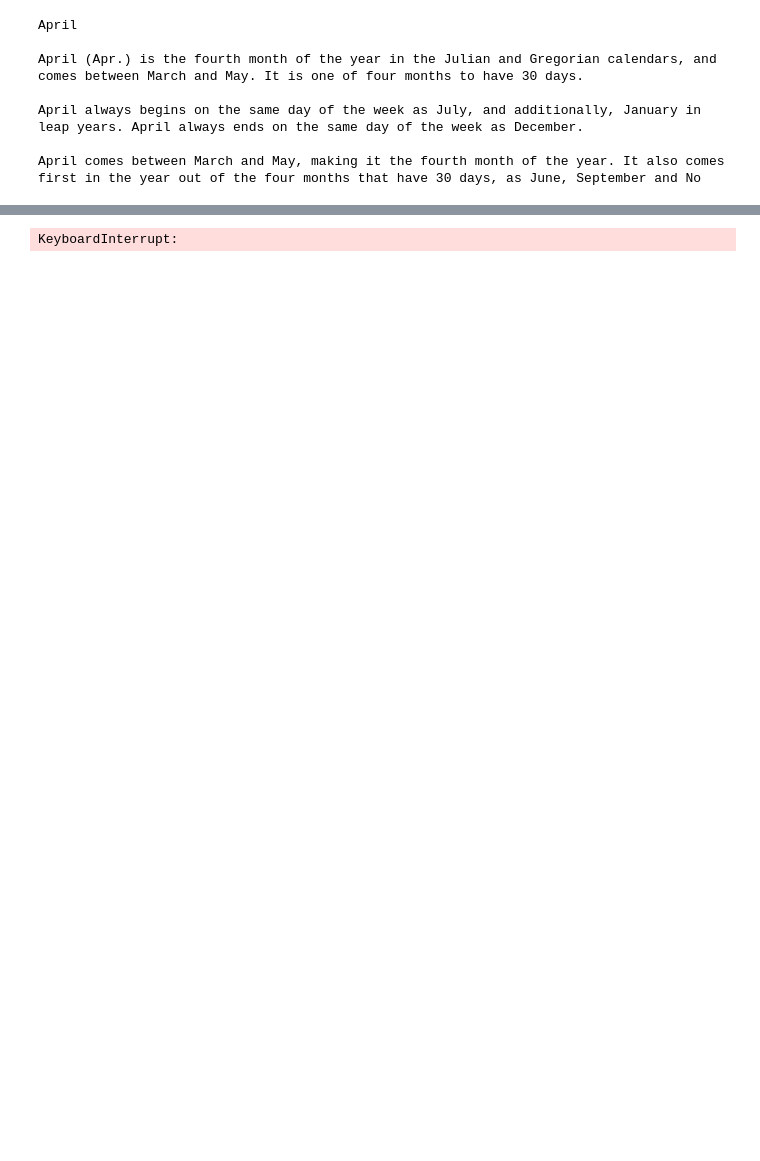
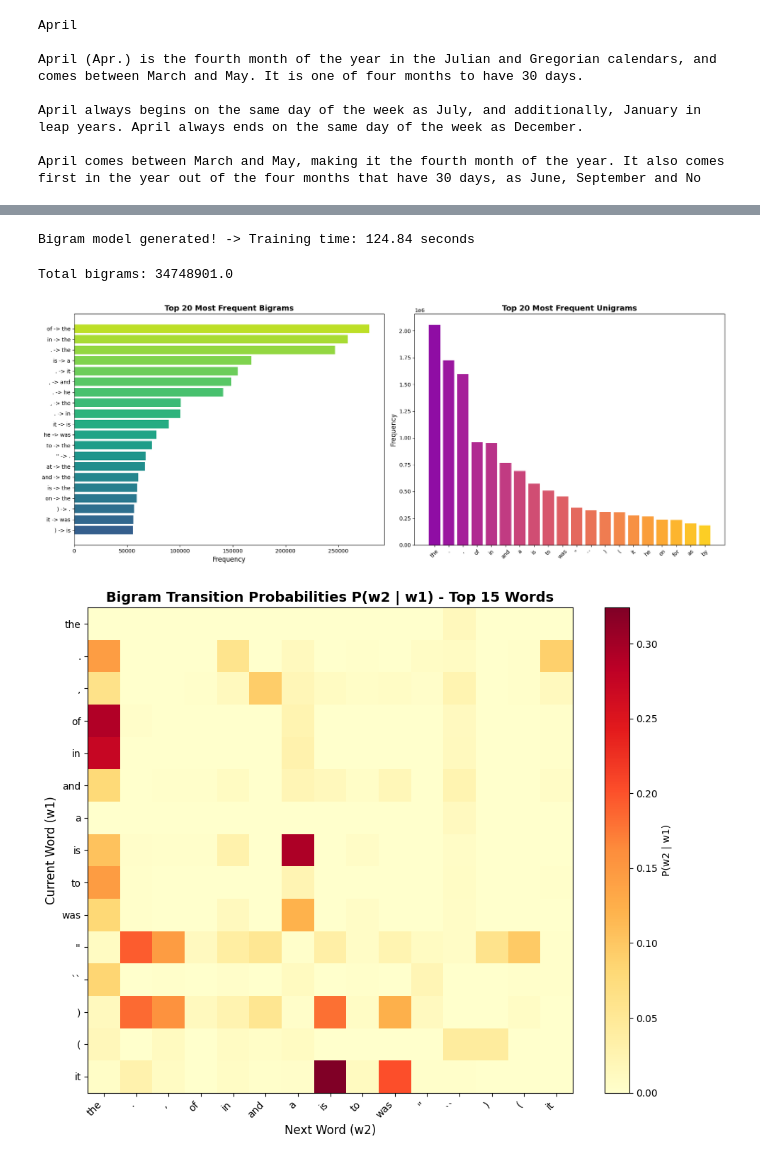
Before and after one commit to rajat17-personal/AppliedAI-INFO629, a Jupyter notebook: 1-assignment1/assignment1.ipynb, the cells around one changed output, grey strips where cells are left out. Cells and saved outputs as stored; diff of their text form; code cells hidden in the pictures; blank space fills up the shorter version.

```diff
--- a/1-assignment1/assignment1.ipynb
+++ b/1-assignment1/assignment1.ipynb
@@ -63,3 +27,7 @@ with open(filepath, 'r', encoding='utf-8') as file:
+# %%
+#load txt file from the dataset path
+with open(path + "/AllCombined.txt", "r") as f:
+    long_txt = f.read()
 # %%
 #Print the first 500 characters of the text
 print(long_txt[:500])
@@ -74,4 +47,6 @@ April comes between March and May, making it the fourth month of the year. It al
 # %%
+start_time = time.time()
+
 # Tokenize the text
 tokens = word_tokenize(long_txt.lower())
 
@@ -88,15 +63,75 @@ bigrams = list(nltk.bigrams(tokens))
 total_bigrams = float(len(bigrams))
 # Compute the frequency distribution of the bigrams
 bigram_freq = nltk.FreqDist(bigrams)
-# Initialize a two-dimensional default dictionary. This will store our model.
 bi_model = defaultdict(Counter)
 
-# Populate the model with the bigram probabilities
-# Write token probabilities to a text file
-with open('bigram_probabilities.txt', 'w') as f:
+# Populate the sparse model with conditional bigram probabilities P(w2|w1)
+with open('bigram_probabilities.csv', 'w') as f:
+    #Training time
     writer = csv.writer(f)
-    for word1, word2 in bigrams:
-        bi_model[word1][word2] = (bigram_freq[(word1, word2)] / total_bigrams)
+    # Loop over unique combinations, not the full text
+    for (word1, word2), count in bigram_freq.items():
+        bi_model[word1][word2] = count / freq_dist[word1]
         writer.writerow([word1, word2, bi_model[word1][word2]])
+end_time = time.time()
+print(f"Bigram model generated! -> Training time: {end_time - start_time:.2f} seconds")
 # %% [output]
-KeyboardInterrupt:
+Bigram model generated! -> Training time: 124.84 seconds
+# %%
+#Total bigrams:  {total_bigrams}
+print(f"Total bigrams: {total_bigrams}")
+# %% [output]
+Total bigrams: 34748901.0
+# %%
+# Visualize the bigrams from training texts
+import matplotlib.pyplot as plt
+
+# Top 20 Most Frequent Bigrams
+top_bigrams = bigram_freq.most_common(20)
+bigram_labels = [f"{w1} -> {w2}" for (w1, w2), _ in top_bigrams]
+bigram_counts = [count for _, count in top_bigrams]
+
+fig, axes = plt.subplots(1, 2, figsize=(18, 7))
+
+# Plot: Top bigrams bar chart
+axes[0].barh(bigram_labels[::-1], bigram_counts[::-1], color=plt.cm.viridis(np.linspace(0.3, 0.9, 20)))
+axes[0].set_xlabel("Frequency", fontsize=12)
+axes[0].set_title("Top 20 Most Frequent Bigrams", fontsize=14, fontweight="bold")
+axes[0].tick_params(axis="y", labelsize=10)
+
+# Top 20 Most Frequent Unigrams
+top_unigrams = freq_dist.most_common(20)
+unigram_labels = [w for w, _ in top_unigrams]
+unigram_counts = [c for _, c in top_unigrams]
+
+axes[1].bar(unigram_labels, unigram_counts, color=plt.cm.plasma(np.linspace(0.3, 0.9, 20)))
+axes[1].set_ylabel("Frequency", fontsize=12)
+axes[1].set_title("Top 20 Most Frequent Unigrams", fontsize=14, fontweight="bold")
+axes[1].tick_params(axis="x", rotation=45, labelsize=10)
+
+plt.tight_layout()
+plt.show()
+
+# Bigram Heatmap for Top 15 Words
+top_words = [w for w, _ in freq_dist.most_common(15)]
+heatmap_data = np.zeros((15, 15))
+for i, w1 in enumerate(top_words):
+    for j, w2 in enumerate(top_words):
+        if w2 in bi_model[w1]:
+            heatmap_data[i][j] = bi_model[w1][w2]
+
+fig, ax = plt.subplots(figsize=(10, 8))
+im = ax.imshow(heatmap_data, cmap="YlOrRd")
+ax.set_xticks(range(15))
+ax.set_yticks(range(15))
+ax.set_xticklabels(top_words, rotation=45, ha="right", fontsize=10)
+ax.set_yticklabels(top_words, fontsize=10)
+ax.set_title("Bigram Transition Probabilities P(w2 | w1) - Top 15 Words", fontsize=14, fontweight="bold")
+ax.set_xlabel("Next Word (w2)", fontsize=12)
+ax.set_ylabel("Current Word (w1)", fontsize=12)
+plt.colorbar(im, ax=ax, label="P(w2 | w1)")
+plt.tight_layout()
+plt.show()
+# %% [output]
+[figure, added]
+[figure, added]
```
Also changed, not shown: parts of 28 cells of this notebook.
